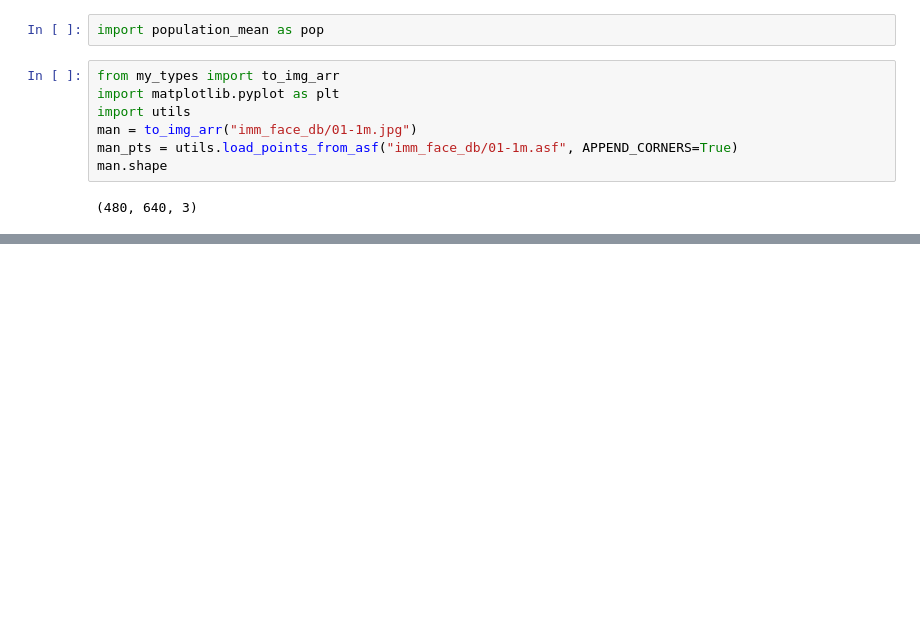
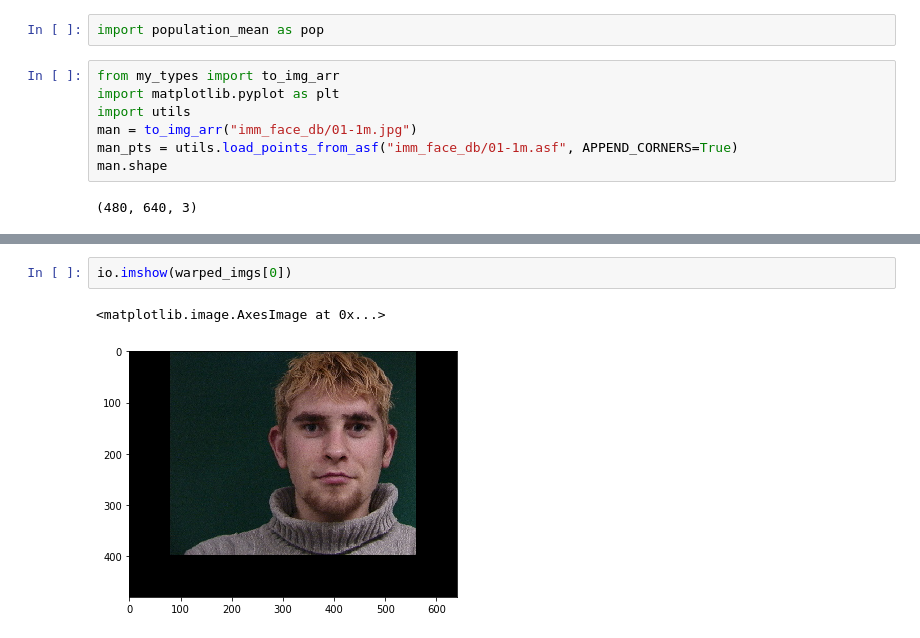
Before and after one commit to aprilsin/cs194-proj3, a Jupyter notebook: CS194 Proj3.ipynb, the cells around one changed output, grey strips where cells are left out. Cells and saved outputs as stored; diff of their text form; blank space fills up the shorter version.

```diff
--- a/CS194 Proj3.ipynb
+++ b/CS194 Proj3.ipynb
@@ -309,0 +274,5 @@ morph.plot_tri_mesh(mean_img, mean_pts, triangulation)
+# %%
+io.imshow(warped_imgs[0])
+# %% [output]
+<matplotlib.image.AxesImage at 0x...>
+[figure, added]
```
Also changed, not shown: parts of 21 cells of this notebook, 45 other files.
